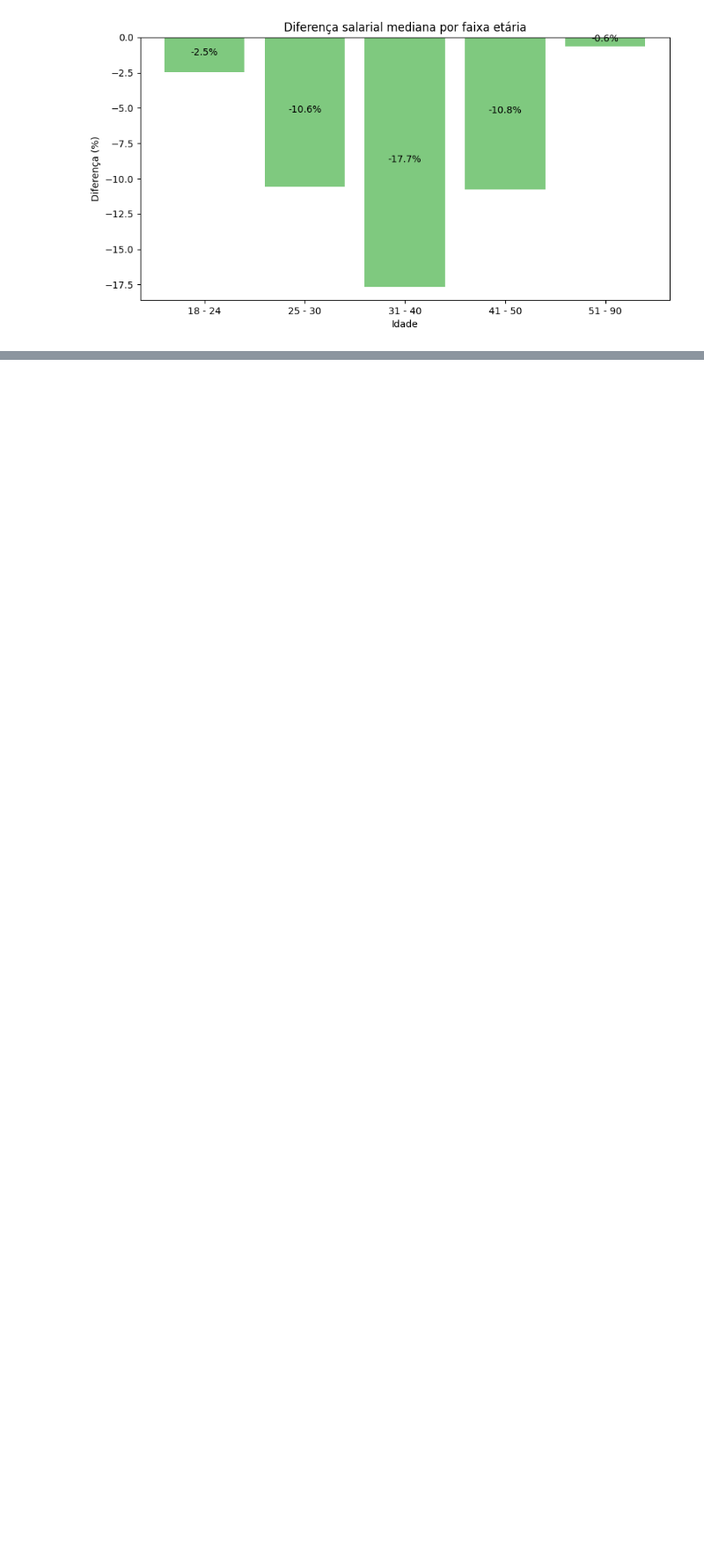
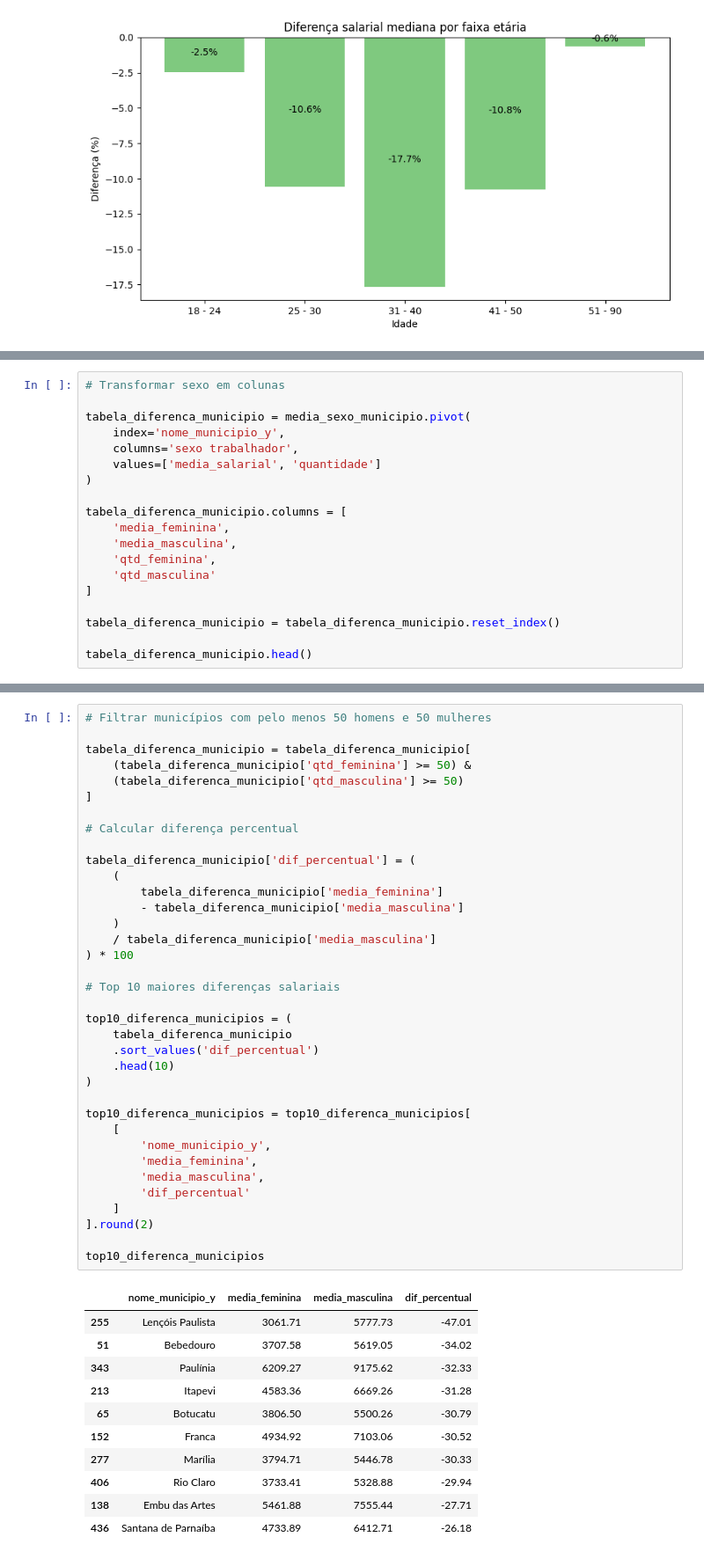
Before and after one commit to ricardo-gmarques/estagio, a Jupyter notebook: analise_rais2023.ipynb, the cells around one changed output, grey strips where cells are left out. Shown at 88% size. Cells and saved outputs as stored; diff of their text form; blank space fills up the shorter version.

```diff
--- a/analise_rais2023.ipynb
+++ b/analise_rais2023.ipynb
@@ -1614,0 +1655,19 @@ print(total_fem/(total_fem+total_masc)*100)
+# %%
+# Transformar sexo em colunas
+
+tabela_diferenca_municipio = media_sexo_municipio.pivot(
+    index='nome_municipio_y',
+    columns='sexo trabalhador',
+    values=['media_salarial', 'quantidade']
+)
+
+tabela_diferenca_municipio.columns = [
+    'media_feminina',
+    'media_masculina',
+    'qtd_feminina',
+    'qtd_masculina'
+]
+
+tabela_diferenca_municipio = tabela_diferenca_municipio.reset_index()
+
+tabela_diferenca_municipio.head()
@@ -1614,0 +1681,48 @@ print(total_fem/(total_fem+total_masc)*100)
+# %%
+# Filtrar municípios com pelo menos 50 homens e 50 mulheres
+
+tabela_diferenca_municipio = tabela_diferenca_municipio[
+    (tabela_diferenca_municipio['qtd_feminina'] >= 50) &
+    (tabela_diferenca_municipio['qtd_masculina'] >= 50)
+]
+
+# Calcular diferença percentual
+
+tabela_diferenca_municipio['dif_percentual'] = (
+    (
+        tabela_diferenca_municipio['media_feminina']
+        - tabela_diferenca_municipio['media_masculina']
+    )
+    / tabela_diferenca_municipio['media_masculina']
+) * 100
+
+# Top 10 maiores diferenças salariais
+
+top10_diferenca_municipios = (
+    tabela_diferenca_municipio
+    .sort_values('dif_percentual')
+    .head(10)
+)
+
+top10_diferenca_municipios = top10_diferenca_municipios[
+    [
+        'nome_municipio_y',
+        'media_feminina',
+        'media_masculina',
+        'dif_percentual'
+    ]
+].round(2)
+
+top10_diferenca_municipios
+# %% [output]
+|  | nome_municipio_y | media_feminina | media_masculina | dif_percentual |
+| 255 | Lençóis Paulista | 3061.71 | 5777.73 | -47.01 |
+| 51 | Bebedouro | 3707.58 | 5619.05 | -34.02 |
+| 343 | Paulínia | 6209.27 | 9175.62 | -32.33 |
+| 213 | Itapevi | 4583.36 | 6669.26 | -31.28 |
+| 65 | Botucatu | 3806.50 | 5500.26 | -30.79 |
+| 152 | Franca | 4934.92 | 7103.06 | -30.52 |
+| 277 | Marília | 3794.71 | 5446.78 | -30.33 |
+| 406 | Rio Claro | 3733.41 | 5328.88 | -29.94 |
+| 138 | Embu das Artes | 5461.88 | 7555.44 | -27.71 |
+| 436 | Santana de Parnaíba | 4733.89 | 6412.71 | -26.18 |
```
Also changed, not shown: parts of 11 cells of this notebook.
